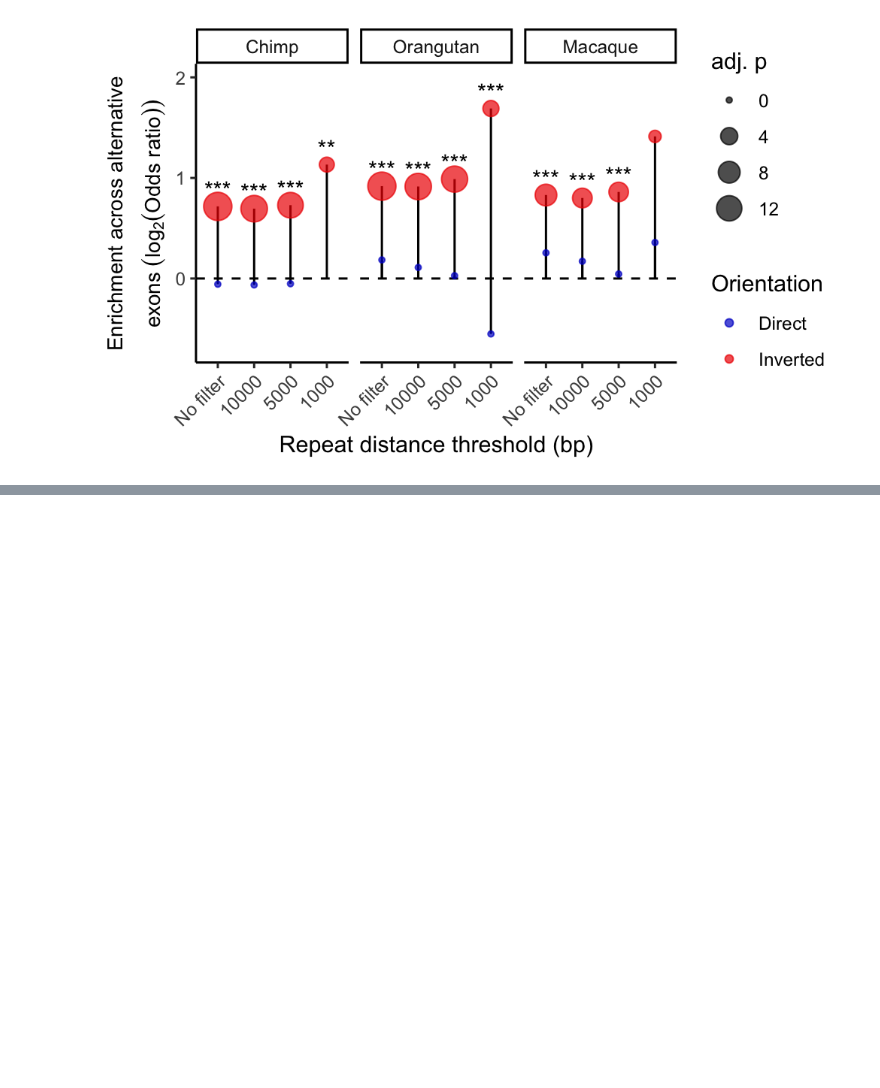
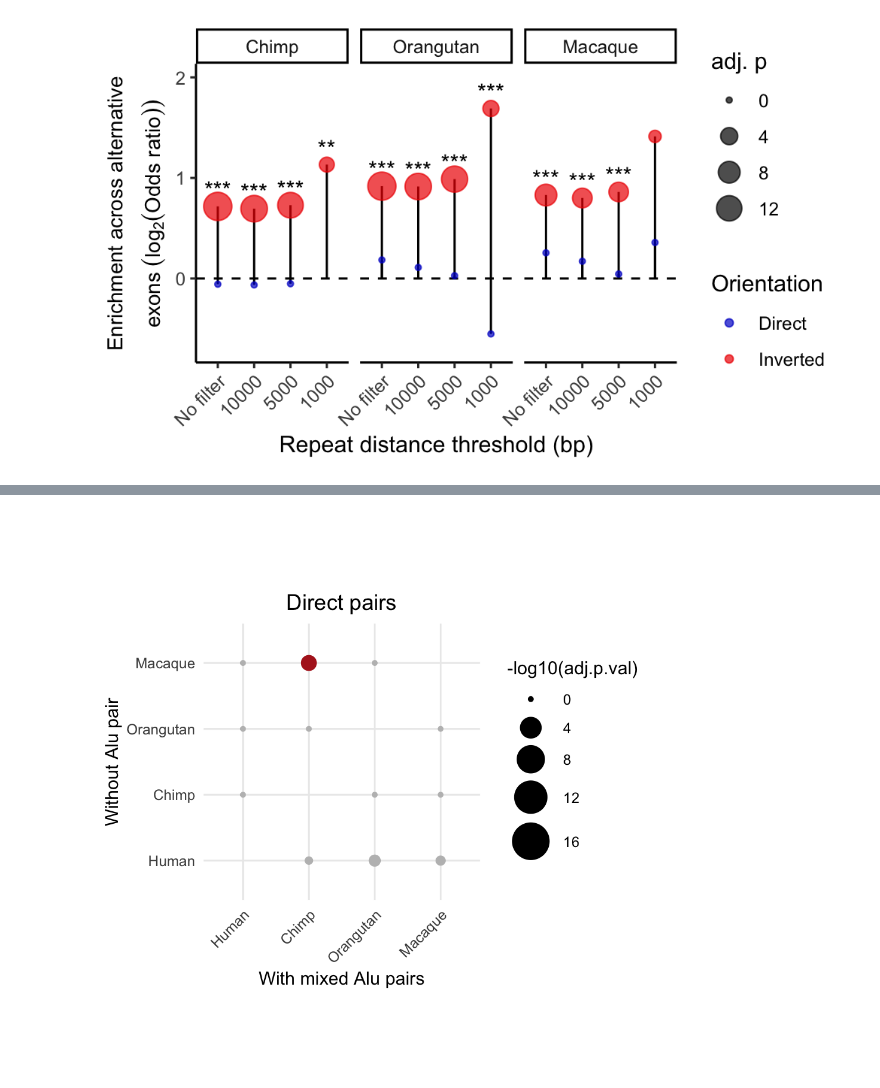
Before and after one commit to Hyunbeen-Lee/RNA_Alu_paper_figure, a Jupyter notebook: Notebooks/Figure2.ipynb, the cells around one changed output, grey strips where cells are left out. Cells and saved outputs as stored; diff of their text form; code cells hidden in the pictures; blank space fills up the shorter version.

```diff
--- a/Notebooks/Figure2.ipynb
+++ b/Notebooks/Figure2.ipynb
@@ -88,0 +577,7 @@ Fig2A
+# %%
+%%R -w 4.7 -h 4.7 --units in -r 200
+
+pairwise_direct <- plot_pairwise_dot(pairwise_results.direct, "Direct pairs")
+pairwise_direct
+# %% [output]
+[figure, added]
```
Also changed, not shown: parts of 26 cells of this notebook, 7 other files.
